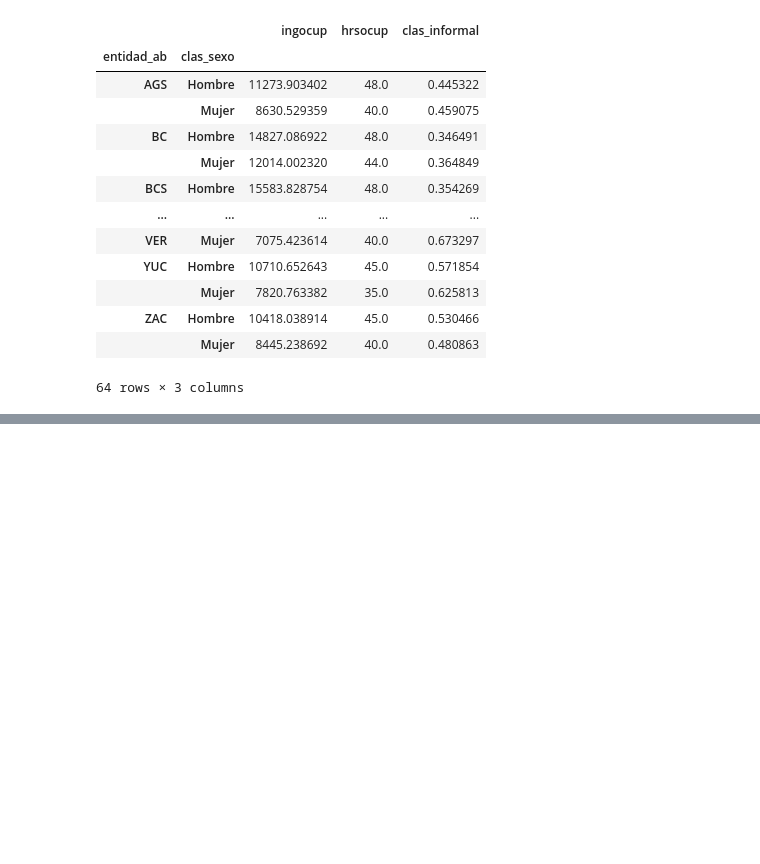
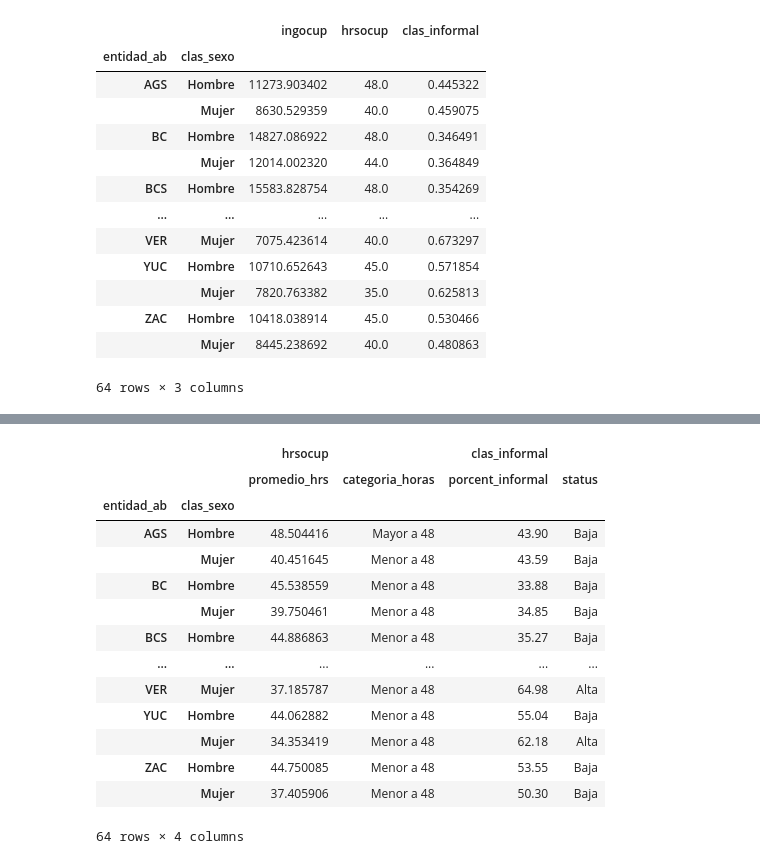
Before and after one commit to DiegoSReco/intro_python_para_economistas, a Jupyter notebook: script_python_5_Analisis_Datos_Pandas_2.ipynb, the cells around one changed output, grey strips where cells are left out. Cells and saved outputs as stored; diff of their text form; code cells hidden in the pictures; blank space fills up the shorter version.

```diff
--- a/script_python_5_Analisis_Datos_Pandas_2.ipynb
+++ b/script_python_5_Analisis_Datos_Pandas_2.ipynb
@@ -1974,0 +1976,6 @@ Ejemplo 1:
+# %%
+#filtrar horas cero
+df_enoe_2024t3_f_o = df_enoe_2024t3_f[df_enoe_2024t3_f["hrsocup"] > 0]
+#Creación de sumarizado
+df_group_ent_sex_rango = df_enoe_2024t3_f_o.groupby(["entidad_ab", "clas_sexo", ]).agg({ 'hrsocup': lambda x: x.max() - x.min() })
+df_group_ent_sex_rango
@@ -1974,0 +2030,25 @@ Ejemplo 1:
+# %%
+df_g_entsex_status = df_enoe_2024t3_f_o.groupby(["entidad_ab", "clas_sexo"]).agg({
+                                                                                   'hrsocup': [ ('promedio_hrs', 'mean'),
+                                                                                                ('categoria_horas', lambda x: 'Mayor a 48' if x.mean() >= 48 else 'Menor a 48')] ,
+
+                                                                                   'clas_informal': [ ('porcent_informal', lambda x: (x.mean()*100).round(2)),
+                                                                                                       ('status', lambda x: 'Alta' if x.mean() >= .60 else 'Baja')]
+                                                                                 })
+df_g_entsex_status
+# %% [output]
+|  |  | hrsocup |  | clas_informal |  |
+|  |  | promedio_hrs | categoria_horas | porcent_informal | status |
+| entidad_ab | clas_sexo |  |  |  |  |
+| AGS | Hombre | 48.504416 | Mayor a 48 | 43.90 | Baja |
+|  | Mujer | 40.451645 | Menor a 48 | 43.59 | Baja |
+| BC | Hombre | 45.538559 | Menor a 48 | 33.88 | Baja |
+|  | Mujer | 39.750461 | Menor a 48 | 34.85 | Baja |
+| BCS | Hombre | 44.886863 | Menor a 48 | 35.27 | Baja |
+| ... | ... | ... | ... | ... | ... |
+| VER | Mujer | 37.185787 | Menor a 48 | 64.98 | Alta |
+| YUC | Hombre | 44.062882 | Menor a 48 | 55.04 | Baja |
+|  | Mujer | 34.353419 | Menor a 48 | 62.18 | Alta |
+| ZAC | Hombre | 44.750085 | Menor a 48 | 53.55 | Baja |
+|  | Mujer | 37.405906 | Menor a 48 | 50.30 | Baja |
+64 rows × 4 columns
```
Also changed, not shown: parts of 6 cells of this notebook.
